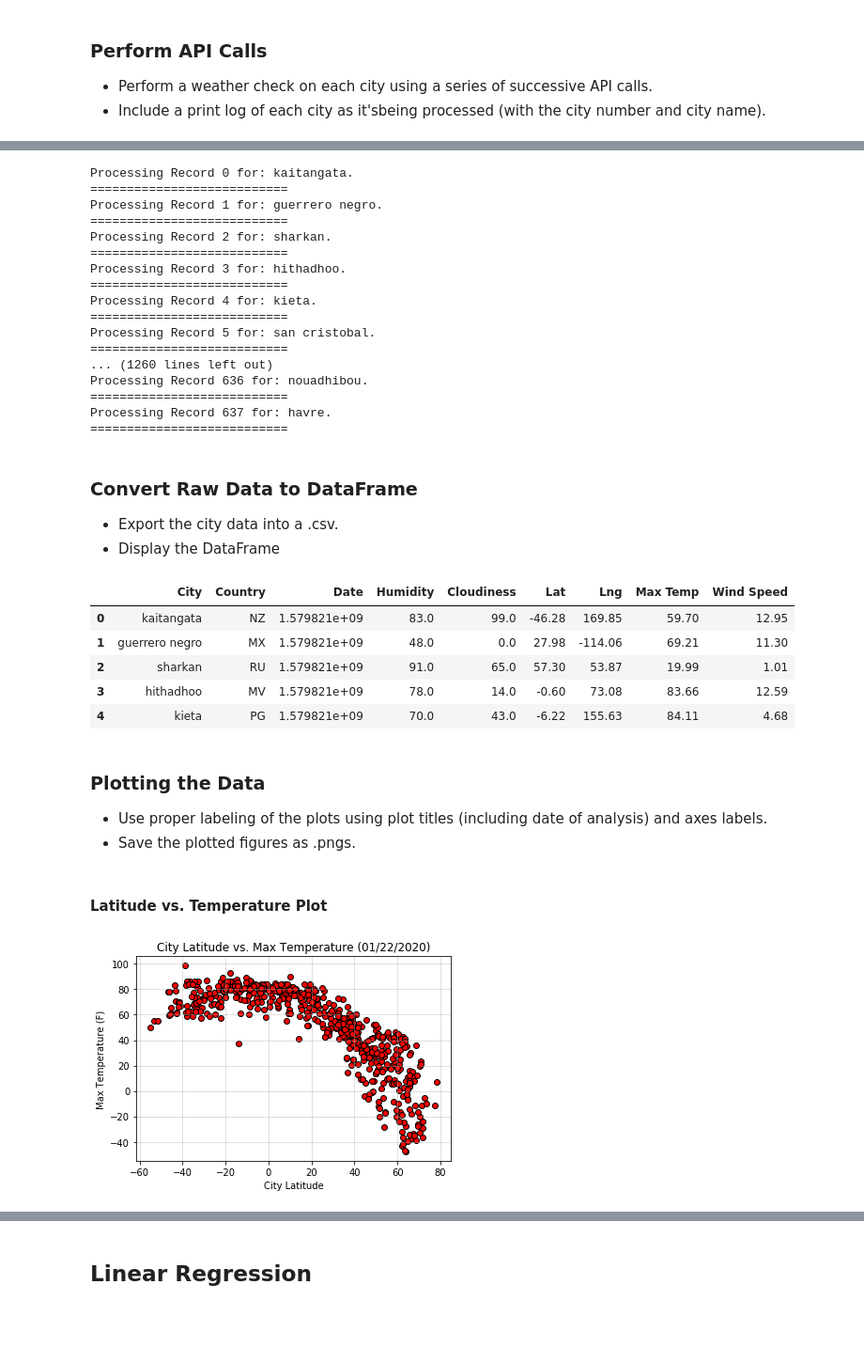
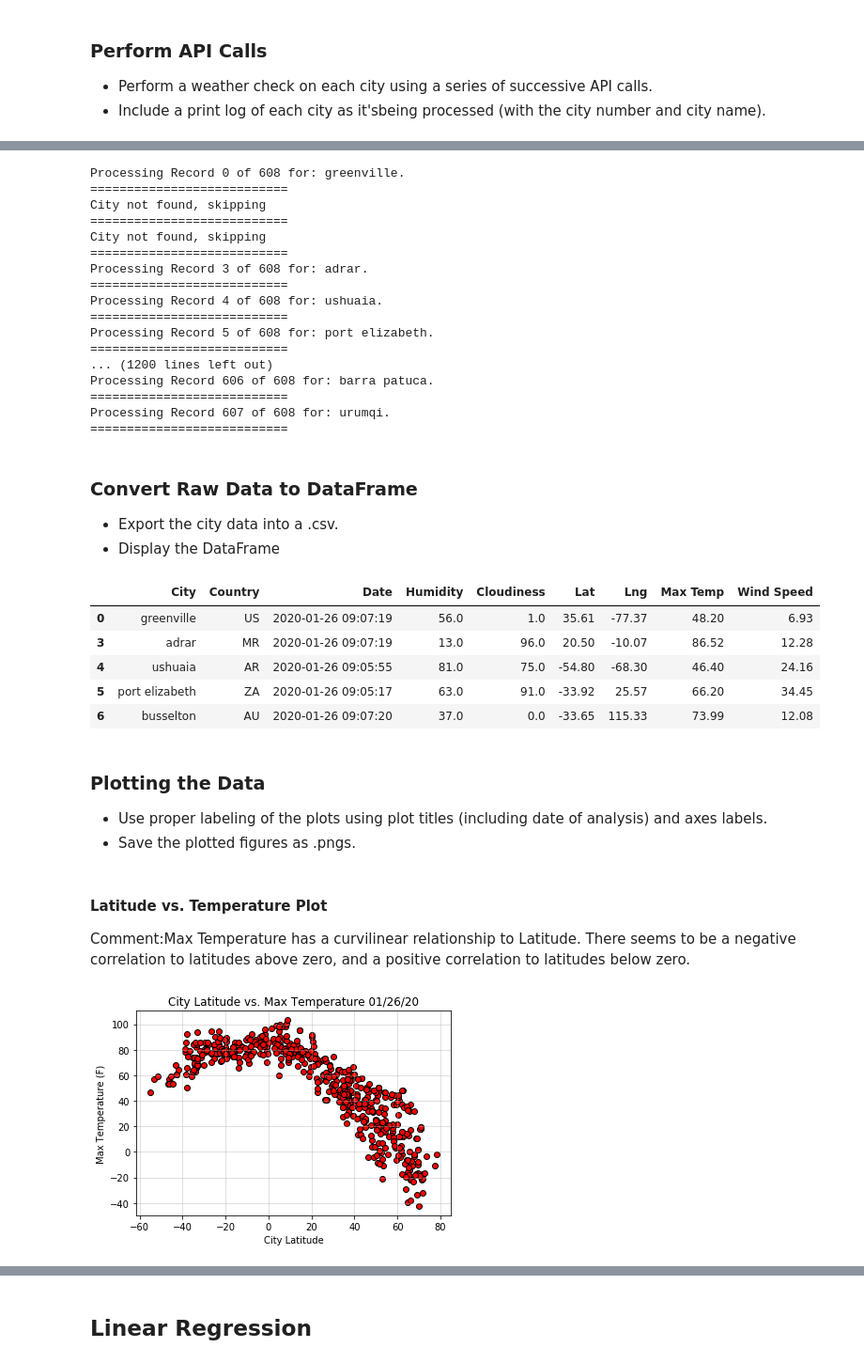
Before and after one commit to ktaufer/python_api_challenge, a Jupyter notebook: WeatherPy.ipynb, the cells around one changed output, grey strips where cells are left out. Shown: that part at 94% size. Saved outputs shown, nothing was run; the diff lists cells and outputs as text; code cells hidden in the pictures; blank space fills up the shorter version.

```diff
--- a/WeatherPy.ipynb
+++ b/WeatherPy.ipynb
@@ -74,12 +74,14 @@ citiesdf.head()
 url = "http://api.openweathermap.org/data/2.5/weather?"
 query_url = url + "appid=" + weather_api_key + "&q="
 # %%
+from datetime import datetime
+
 for index, row in citiesdf.iterrows():
     city = row['City']
     response = requests.get(query_url + city + '&units=imperial').json()
     try:
         citiesdf.loc[index, 'Country'] = response['sys']['country']
-        citiesdf.loc[index, 'Date'] = response['dt']
+        citiesdf.loc[index, 'Date'] = datetime.fromtimestamp(response['dt'])
         citiesdf.loc[index, 'Humidity'] = response['main']['humidity']
         citiesdf.loc[index, 'Cloudiness'] = response['clouds']['all']
         citiesdf.loc[index, 'Lat'] = response['coord']['lat']
@@ -92,22 +94,22 @@ for index, row in citiesdf.iterrows():
         next
     print('===========================')
 # %% [output]
-Processing Record 0 for: kaitangata.
+Processing Record 0 of 608 for: greenville.
 ===========================
-Processing Record 1 for: guerrero negro.
+City not found, skipping
 ===========================
-Processing Record 2 for: sharkan.
+City not found, skipping
 ===========================
-Processing Record 3 for: hithadhoo.
+Processing Record 3 of 608 for: adrar.
 ===========================
-Processing Record 4 for: kieta.
+Processing Record 4 of 608 for: ushuaia.
 ===========================
-Processing Record 5 for: san cristobal.
+Processing Record 5 of 608 for: port elizabeth.
 ===========================
-... (1260 lines left out)
-Processing Record 636 for: nouadhibou.
+... (1200 lines left out)
+Processing Record 606 of 608 for: barra patuca.
 ===========================
-Processing Record 637 for: havre.
+Processing Record 607 of 608 for: urumqi.
 ===========================
 # %% [markdown]
 ### Convert Raw Data to DataFrame
@@ -122,25 +124,27 @@ citiesdf.to_csv(output_data_file, index=False)
 citiesdf.head()
 # %% [output]
 |  | City | Country | Date | Humidity | Cloudiness | Lat | Lng | Max Temp | Wind Speed |
-| 0 | kaitangata | NZ | 1.579821e+09 | 83.0 | 99.0 | -46.28 | 169.85 | 59.70 | 12.95 |
-| 1 | guerrero negro | MX | 1.579821e+09 | 48.0 | 0.0 | 27.98 | -114.06 | 69.21 | 11.30 |
-| 2 | sharkan | RU | 1.579821e+09 | 91.0 | 65.0 | 57.30 | 53.87 | 19.99 | 1.01 |
-| 3 | hithadhoo | MV | 1.579821e+09 | 78.0 | 14.0 | -0.60 | 73.08 | 83.66 | 12.59 |
-| 4 | kieta | PG | 1.579821e+09 | 70.0 | 43.0 | -6.22 | 155.63 | 84.11 | 4.68 |
+| 0 | greenville | US | 2020-01-26 09:07:19 | 56.0 | 1.0 | 35.61 | -77.37 | 48.20 | 6.93 |
+| 3 | adrar | MR | 2020-01-26 09:07:19 | 13.0 | 96.0 | 20.50 | -10.07 | 86.52 | 12.28 |
+| 4 | ushuaia | AR | 2020-01-26 09:05:55 | 81.0 | 75.0 | -54.80 | -68.30 | 46.40 | 24.16 |
+| 5 | port elizabeth | ZA | 2020-01-26 09:05:17 | 63.0 | 91.0 | -33.92 | 25.57 | 66.20 | 34.45 |
+| 6 | busselton | AU | 2020-01-26 09:07:20 | 37.0 | 0.0 | -33.65 | 115.33 | 73.99 | 12.08 |
 # %% [markdown]
 ### Plotting the Data
 * Use proper labeling of the plots using plot titles (including date of analysis) and axes labels.
 * Save the plotted figures as .pngs.
-# %% [markdown]
-#### Latitude vs. Temperature Plot
+# %% [markdown]
+#### Latitude vs. Temperature Plot
+Comment:Max Temperature has a curvilinear relationship to Latitude. There seems to be a negative correlation to latitudes above zero, and a positive correlation to latitudes below zero.
 # %%
 latitude=citiesdf['Lat']
 max_temp=citiesdf['Max Temp']
+today = time.strftime('%x')
 
 plt.scatter(latitude, max_temp, facecolor='r', edgecolor='k')
-plt.title('City Latitude vs. Max Temperature (01/22/2020)')
+plt.title(f'City Latitude vs. Max Temperature {today}')
 plt.xlabel('City Latitude')
 plt.ylabel('Max Temperature (F)')
 plt.grid(alpha=0.5)
 # %% [output]
-[figure, old version]
+[figure, new version]
```
Also changed, not shown: parts of 33 cells of this notebook.
